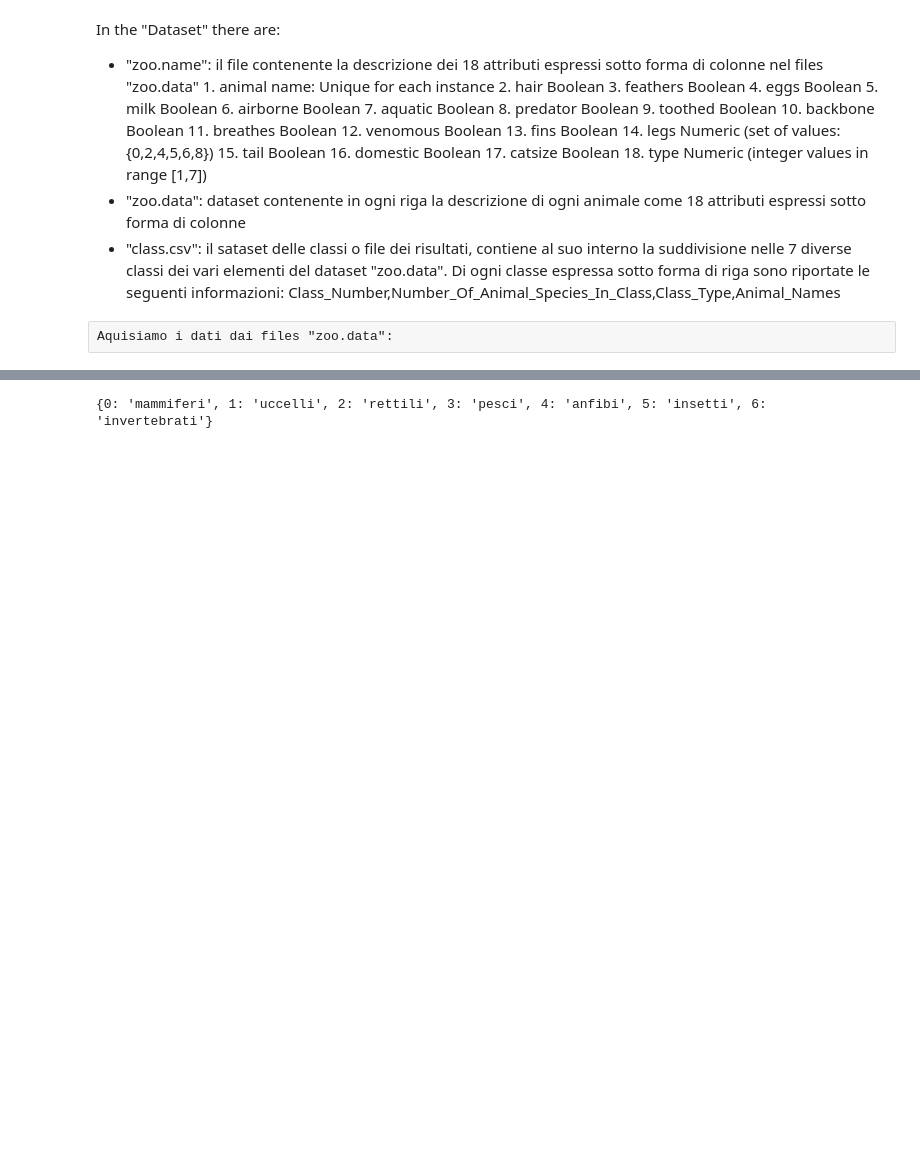
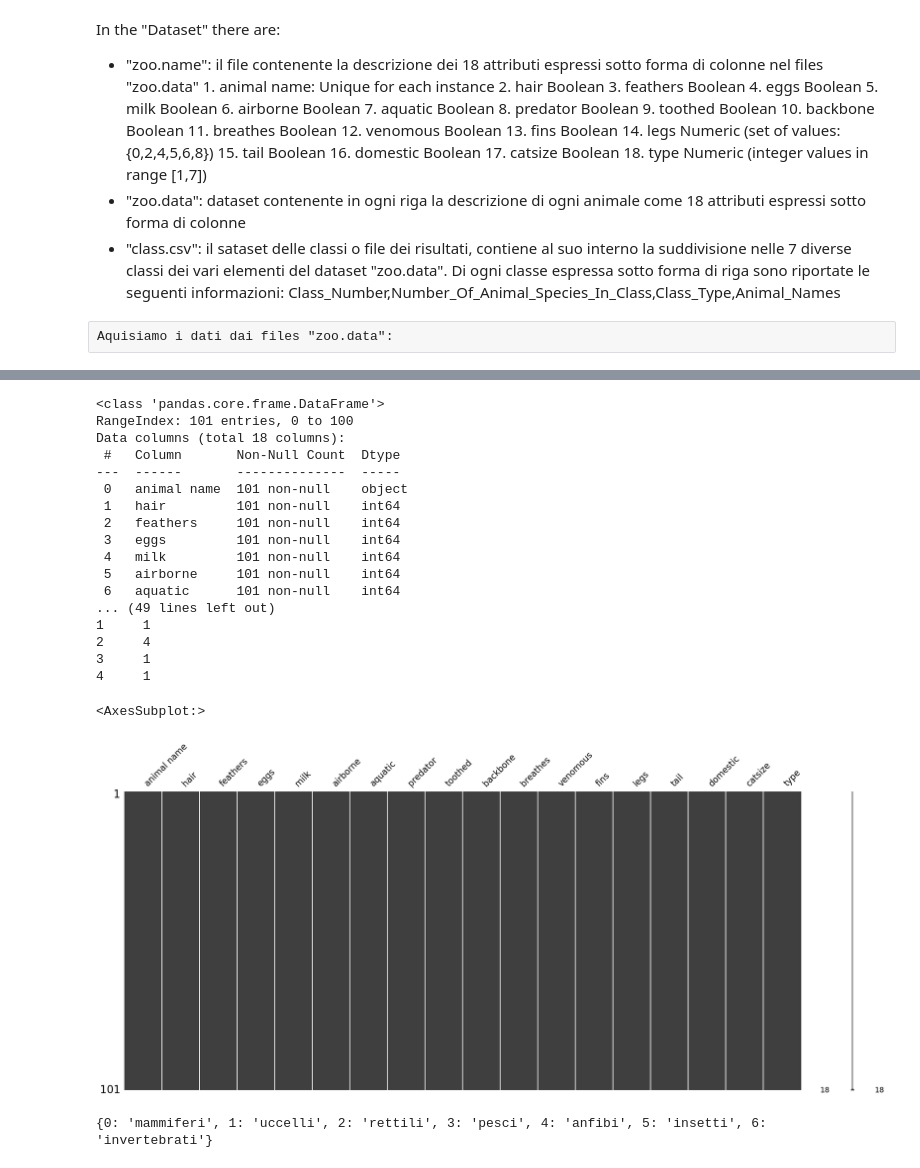
Before and after one commit to jonnywebcash/MasterUnimi_jonnywebcash, a Jupyter notebook: main.ipynb, the cells around one changed output, grey strips where cells are left out. Cells and saved outputs as stored; diff of their text form; code cells hidden in the pictures; blank space fills up the shorter version.

```diff
--- a/main.ipynb
+++ b/main.ipynb
@@ -60,2 +69,32 @@ print(zoo_data)
 
 [101 rows x 18 columns]
+# %%
+print(zoo_data.info())
+# Looking unique values inside every feature
+print(zoo_data.nunique())
+#Looking the data
+print(zoo_data.head())
+# Looking for missing data
+zoo_data.isnull().sum(axis=0)/zoo_data.shape[0]
+import missingno as msno
+msno.matrix(zoo_data)
+# %% [output]
+<class 'pandas.core.frame.DataFrame'>
+RangeIndex: 101 entries, 0 to 100
+Data columns (total 18 columns):
+ #   Column       Non-Null Count  Dtype
+---  ------       --------------  -----
+ 0   animal name  101 non-null    object
+ 1   hair         101 non-null    int64
+ 2   feathers     101 non-null    int64
+ 3   eggs         101 non-null    int64
+ 4   milk         101 non-null    int64
+ 5   airborne     101 non-null    int64
+ 6   aquatic      101 non-null    int64
+... (49 lines left out)
+1     1
+2     4
+3     1
+4     1
+<AxesSubplot:>
+[figure, added]
```
Also changed, not shown: parts of 14 cells of this notebook, 3 other files.
